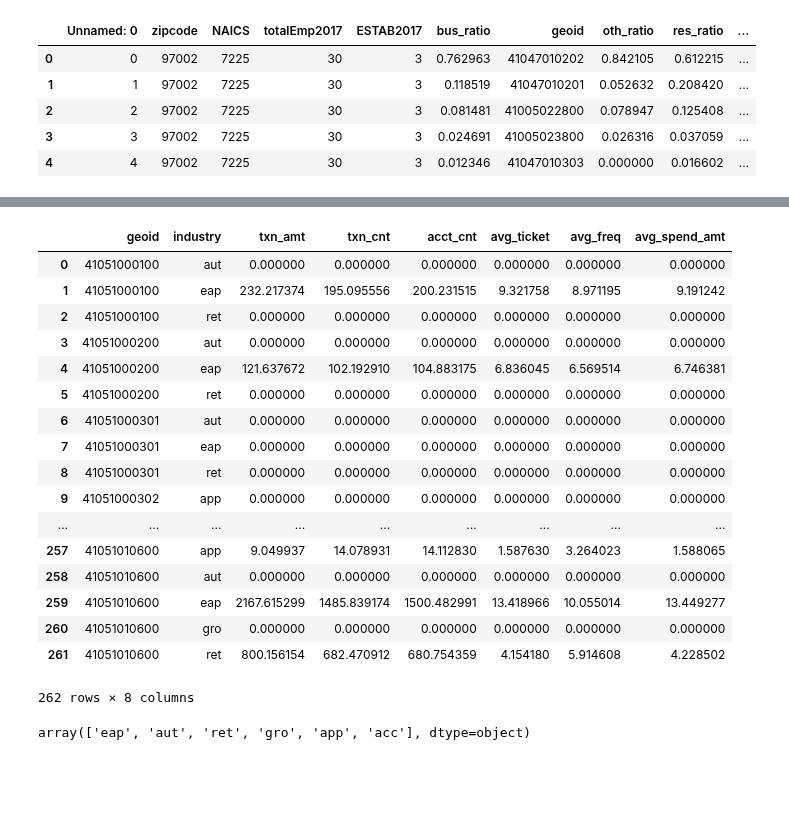
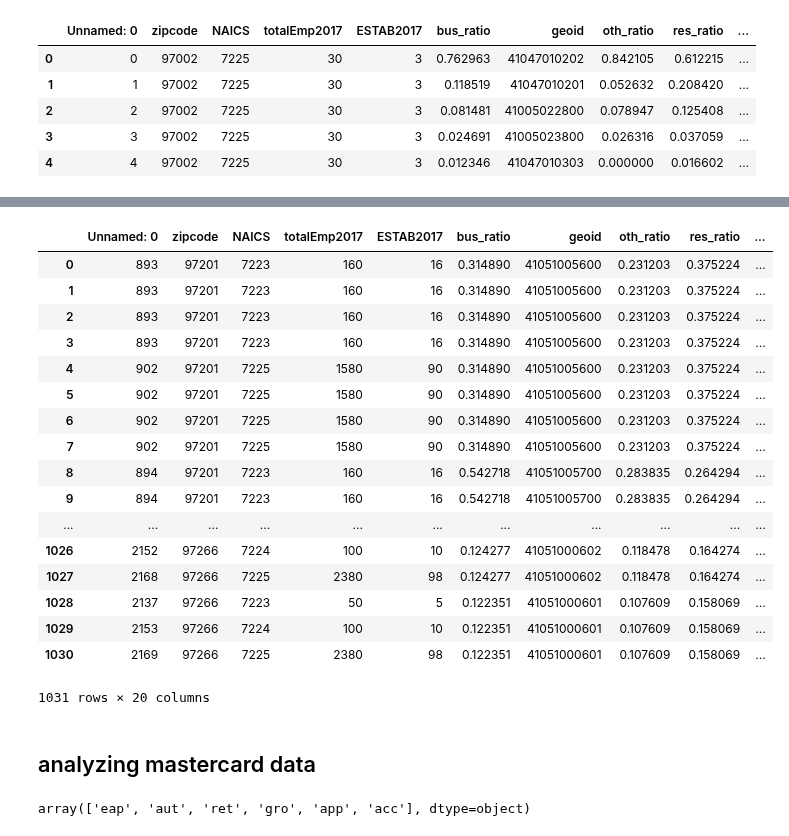
Before and after one commit to JasonZhangzy1757/CUSP-Capstone, a Jupyter notebook: mastercard dataset.ipynb, the cells around one changed output, grey strips where cells are left out. Drawn from its saved outputs; the diff is of its cells as text; code cells hidden in the pictures; blank space fills up the shorter version.

```diff
--- a/mastercard dataset.ipynb
+++ b/mastercard dataset.ipynb
@@ -108,0 +118,3 @@ po['industry']=po['NAICS'].apply(lambda x:industry(str(x)))
+# %%
+mastercard=mastercard.groupby(['geoid','industry'], as_index=False)[['txn_amt', 'txn_cnt', 'acct_cnt', 'avg_ticket',
+       'avg_freq', 'avg_spend_amt']].mean()
@@ -142,24 +177,21 @@ mastercard.head()
-# %%
-mastercard['geoid']=mastercard.geoid.apply(lambda x:x[0:11])
-mastercard.groupby(['geoid','industry'], as_index=False)[['industry',
-       'segment', 'geo_type', 'txn_amt', 'txn_cnt', 'acct_cnt', 'avg_ticket',
-       'avg_freq', 'avg_spend_amt']].mean()
-# %% [output]
-|  | geoid | industry | txn_amt | txn_cnt | acct_cnt | avg_ticket | avg_freq | avg_spend_amt |
-| 0 | 41051000100 | aut | 0.000000 | 0.000000 | 0.000000 | 0.000000 | 0.000000 | 0.000000 |
-| 1 | 41051000100 | eap | 232.217374 | 195.095556 | 200.231515 | 9.321758 | 8.971195 | 9.191242 |
-| 2 | 41051000100 | ret | 0.000000 | 0.000000 | 0.000000 | 0.000000 | 0.000000 | 0.000000 |
-| 3 | 41051000200 | aut | 0.000000 | 0.000000 | 0.000000 | 0.000000 | 0.000000 | 0.000000 |
-| 4 | 41051000200 | eap | 121.637672 | 102.192910 | 104.883175 | 6.836045 | 6.569514 | 6.746381 |
-| 5 | 41051000200 | ret | 0.000000 | 0.000000 | 0.000000 | 0.000000 | 0.000000 | 0.000000 |
-| 6 | 41051000301 | aut | 0.000000 | 0.000000 | 0.000000 | 0.000000 | 0.000000 | 0.000000 |
-| 7 | 41051000301 | eap | 0.000000 | 0.000000 | 0.000000 | 0.000000 | 0.000000 | 0.000000 |
-| 8 | 41051000301 | ret | 0.000000 | 0.000000 | 0.000000 | 0.000000 | 0.000000 | 0.000000 |
-| 9 | 41051000302 | app | 0.000000 | 0.000000 | 0.000000 | 0.000000 | 0.000000 | 0.000000 |
-| ... | ... | ... | ... | ... | ... | ... | ... | ... |
-| 257 | 41051010600 | app | 9.049937 | 14.078931 | 14.112830 | 1.587630 | 3.264023 | 1.588065 |
-| 258 | 41051010600 | aut | 0.000000 | 0.000000 | 0.000000 | 0.000000 | 0.000000 | 0.000000 |
-| 259 | 41051010600 | eap | 2167.615299 | 1485.839174 | 1500.482991 | 13.418966 | 10.055014 | 13.449277 |
-| 260 | 41051010600 | gro | 0.000000 | 0.000000 | 0.000000 | 0.000000 | 0.000000 | 0.000000 |
-| 261 | 41051010600 | ret | 800.156154 | 682.470912 | 680.754359 | 4.154180 | 5.914608 | 4.228502 |
-262 rows × 8 columns
+# %%
+dfmerge
+# %% [output]
+|  | Unnamed: 0 | zipcode | NAICS | totalEmp2017 | ESTAB2017 | bus_ratio | geoid | oth_ratio | res_ratio | ... |
+| 0 | 893 | 97201 | 7223 | 160 | 16 | 0.314890 | 41051005600 | 0.231203 | 0.375224 | ... |
+| 1 | 893 | 97201 | 7223 | 160 | 16 | 0.314890 | 41051005600 | 0.231203 | 0.375224 | ... |
+| 2 | 893 | 97201 | 7223 | 160 | 16 | 0.314890 | 41051005600 | 0.231203 | 0.375224 | ... |
+| 3 | 893 | 97201 | 7223 | 160 | 16 | 0.314890 | 41051005600 | 0.231203 | 0.375224 | ... |
+| 4 | 902 | 97201 | 7225 | 1580 | 90 | 0.314890 | 41051005600 | 0.231203 | 0.375224 | ... |
+| 5 | 902 | 97201 | 7225 | 1580 | 90 | 0.314890 | 41051005600 | 0.231203 | 0.375224 | ... |
+| 6 | 902 | 97201 | 7225 | 1580 | 90 | 0.314890 | 41051005600 | 0.231203 | 0.375224 | ... |
+| 7 | 902 | 97201 | 7225 | 1580 | 90 | 0.314890 | 41051005600 | 0.231203 | 0.375224 | ... |
+| 8 | 894 | 97201 | 7223 | 160 | 16 | 0.542718 | 41051005700 | 0.283835 | 0.264294 | ... |
+| 9 | 894 | 97201 | 7223 | 160 | 16 | 0.542718 | 41051005700 | 0.283835 | 0.264294 | ... |
+| ... | ... | ... | ... | ... | ... | ... | ... | ... | ... | ... |
+| 1026 | 2152 | 97266 | 7224 | 100 | 10 | 0.124277 | 41051000602 | 0.118478 | 0.164274 | ... |
+| 1027 | 2168 | 97266 | 7225 | 2380 | 98 | 0.124277 | 41051000602 | 0.118478 | 0.164274 | ... |
+| 1028 | 2137 | 97266 | 7223 | 50 | 5 | 0.122351 | 41051000601 | 0.107609 | 0.158069 | ... |
+| 1029 | 2153 | 97266 | 7224 | 100 | 10 | 0.122351 | 41051000601 | 0.107609 | 0.158069 | ... |
+| 1030 | 2169 | 97266 | 7225 | 2380 | 98 | 0.122351 | 41051000601 | 0.107609 | 0.158069 | ... |
+1031 rows × 20 columns
@@ -166,3 +200,5 @@ mastercard.groupby(['geoid','industry'], as_index=False)[['industry',
+# %% [markdown]
+## analyzing mastercard data
 # %%
 mastercard['industry'].unique()
 # %% [output]
```
Also changed, not shown: parts of 9 cells of this notebook, 5 other files.
